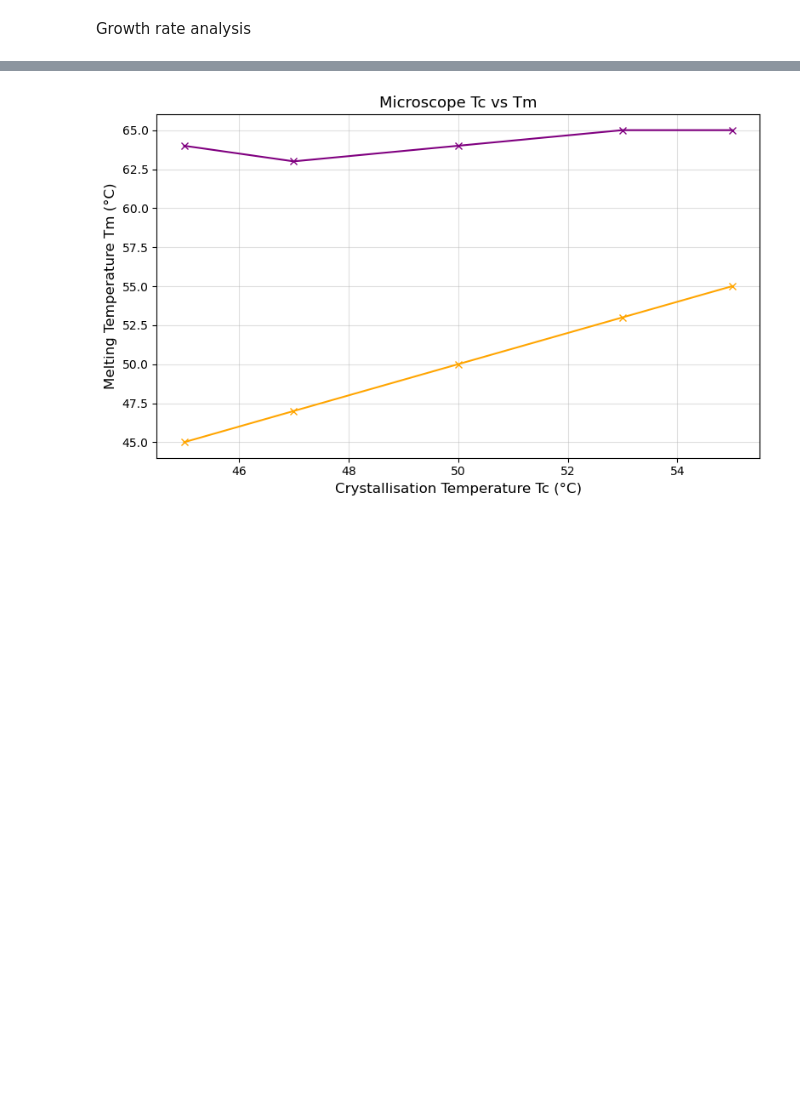
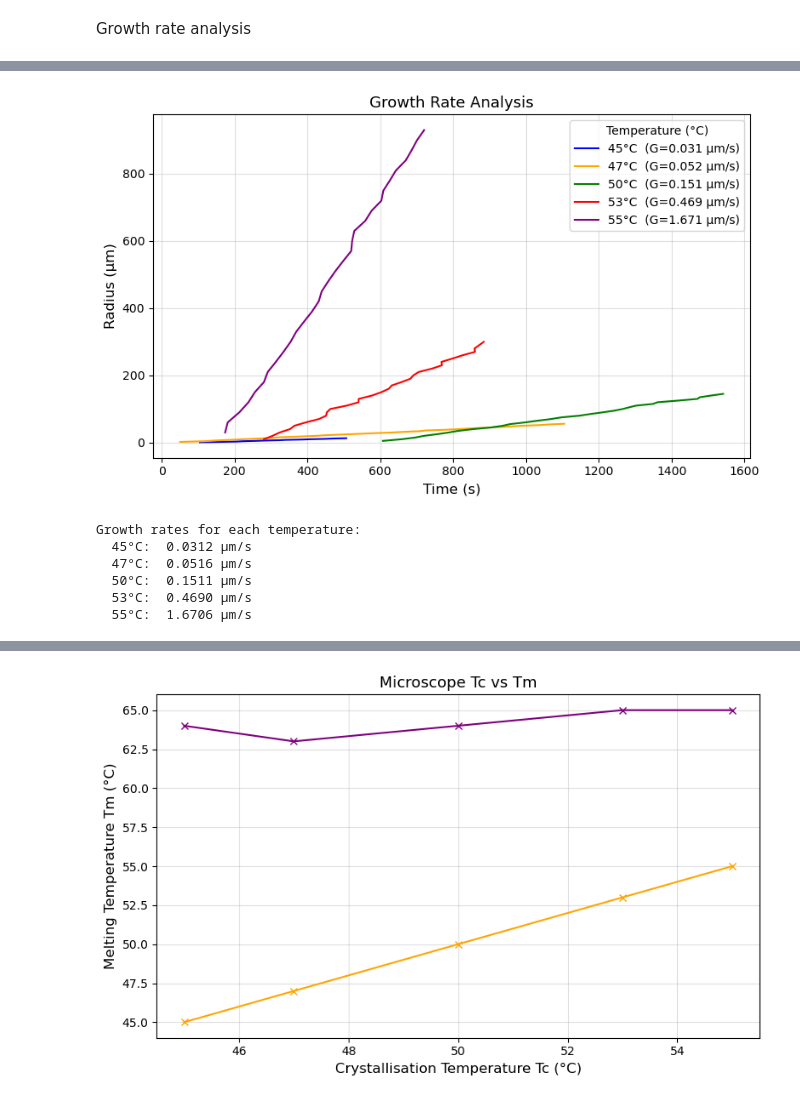
Before and after one commit to Thomas-J-Fish/II_Materials, a Jupyter notebook: P3_Polymer_Crystallisation/GR_analysis.ipynb, the cells around one changed output, grey strips where cells are left out. Saved outputs shown, nothing was run; the diff lists cells and outputs as text; code cells hidden in the pictures; blank space fills up the shorter version.

```diff
--- a/P3_Polymer_Crystallisation/GR_analysis.ipynb
+++ b/P3_Polymer_Crystallisation/GR_analysis.ipynb
@@ -34,0 +3,57 @@ plt.show()
+# %%
+import numpy as np
+import pandas as pd
+import matplotlib.pyplot as plt
+
+# ---- Temperature values (used in filenames and legend) ----
+temps = [45, 47, 50, 53, 55]
+
+# ---- Build file paths automatically ----
+base_path = "GR_data/GR_data_"
+filepaths = [f"{base_path}{t}.csv" for t in temps]
+
+# ---- Colour cycle (optional) ----
+colors = ['blue', 'orange', 'green', 'red', 'purple']
+
+# ---- Plot ----
+plt.figure(figsize=(8, 5))
+growth_rates = []   # store results for later printout
+
+for t, path, color in zip(temps, filepaths, colors):
+    # Read data
+    df = pd.read_csv(path, header=0, sep='\t')
+
+    # Extract columns
+    time = df['time/s'].values
+    radius = df['radius/um'].values
+
+    # ---- Linear fit: radius = G*t + R0 ----
+    # (polyfit returns slope first, then intercept)
+    slope, intercept = np.polyfit(time, radius, 1)
+    growth_rates.append(slope)  # slope in µm/s
+
+    # ---- Plot the raw data ----
+    plt.plot(time, radius, lw=1.5, label=f"{t}°C  (G={slope:.3f} µm/s)", color=color)
+
+# ---- Formatting ----
+plt.legend(title="Temperature (°C)")
+plt.xlabel('Time (s)', fontsize=12)
+plt.ylabel('Radius (µm)', fontsize=12)
+plt.title('Growth Rate Analysis', fontsize=13)
+plt.grid(True, alpha=0.4)
+plt.tight_layout()
+plt.savefig('Growth_Rate_Analysis.png', dpi=1000)
+plt.show()
+
+# ---- Print out the results neatly ----
+print("Growth rates for each temperature:")
+for t, G in zip(temps, growth_rates):
+    print(f"  {t}°C:  {G:.4f} µm/s")
+# %% [output]
+[figure, added]
+Growth rates for each temperature:
+  45°C:  0.0312 µm/s
+  47°C:  0.0516 µm/s
+  50°C:  0.1511 µm/s
+  53°C:  0.4690 µm/s
+  55°C:  1.6706 µm/s
```
Also changed, not shown: parts of 2 cells of this notebook, 2 other files.
